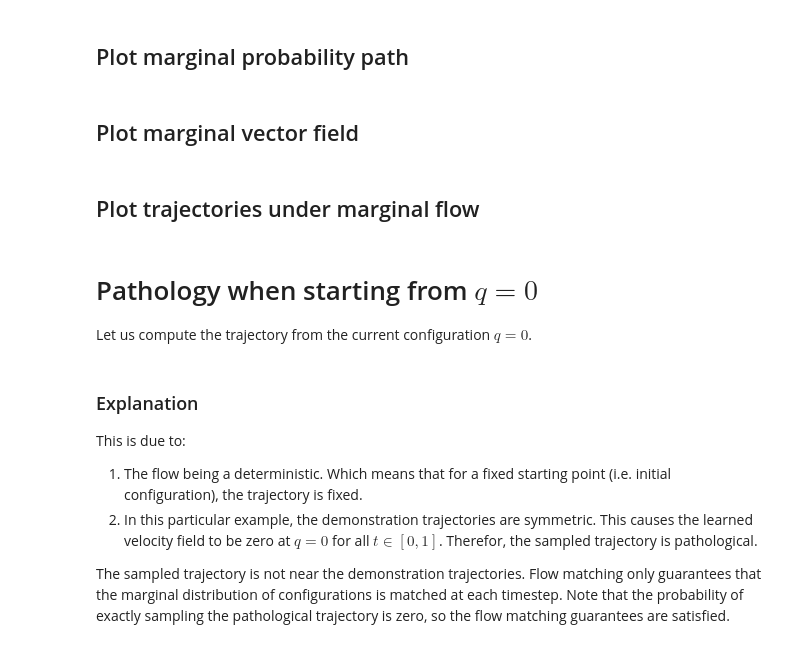
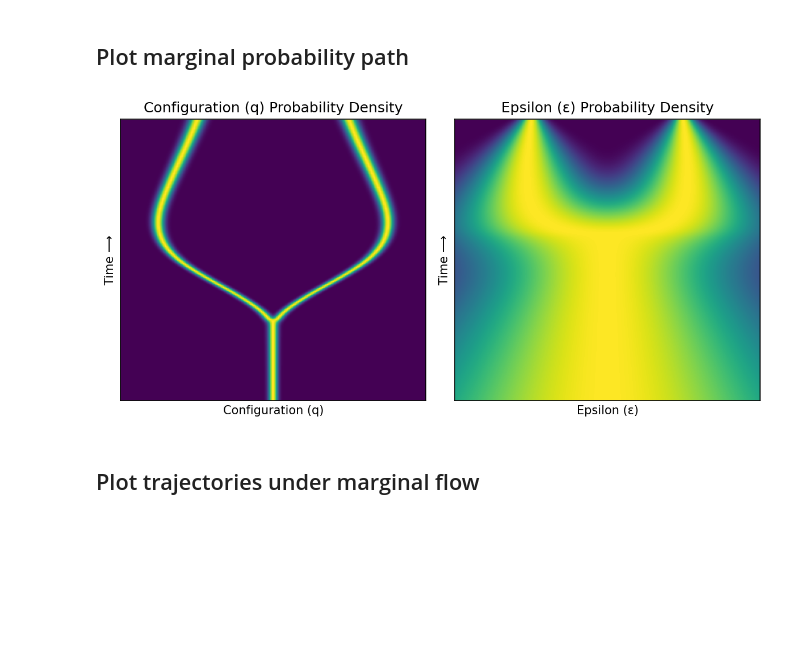
Before and after one commit to willh003/flowvis, a Jupyter notebook: notebooks/stochastic/wine-glass-demos.ipynb, the cells around one changed output. Drawn from its saved outputs; the diff is of its cells as text; code cells hidden in the pictures; blank space fills up the shorter version.

```diff
--- a/notebooks/stochastic/wine-glass-demos.ipynb
+++ b/notebooks/stochastic/wine-glass-demos.ipynb
@@ -130,6 +124,6 @@ plt.show()
 # %% [markdown]
 # Marginal flow
 # %%
-fp = FlowPolicy(trajectories=[traj_right, traj_left], prior=[0.5, 0.5], sigma=0.05)
+fp = StochasticFlowPolicy(trajectories=[traj_right, traj_left], prior=[0.5, 0.5], σ0=0.02, σ1=0.05)
 # %% [markdown]
 ## Plot marginal probability path
@@ -146,15 +130,27 @@ plt.show()
-# %% [markdown]
-## Plot marginal vector field
 # %%
-fig = plt.figure(figsize=(9, 4), dpi=300)
-gs = fig.add_gridspec(1, 3, width_ratios=[1, 1, 0.05])
+fig = plt.figure(figsize=(8, 4), dpi=150)
+
+xs = np.linspace(-1, 1, 200)
+ts = np.linspace(0, 1, 200)
+
+gs = fig.add_gridspec(1, 2, width_ratios=[1, 1])
 ax1 = fig.add_subplot(gs[0])
 ax2 = fig.add_subplot(gs[1])
-ax3 = fig.add_subplot(gs[2])
-im1 = plot_probability_density_and_vector_field(fp, ax1)
-im2 = plot_probability_density_and_streamlines(fp, ax2)
-plt.colorbar(im2, cax=ax3, label='Probability Density')
-plt.tight_layout()  # Uncommented to adjust spacing
+
+plot_probability_density_q(fp, ts, xs, ax1)
+plot_probability_density_ε(fp, ts, xs, ax2)
+
+ax1.set_title('Configuration (q) Probability Density', size='large')
+ax2.set_title('Epsilon (ε) Probability Density', size='large')
+
+ax1.set_xlabel('Configuration (q)')
+ax1.set_ylabel('Time ⟶')
+ax2.set_xlabel('Epsilon (ε)')
+ax2.set_ylabel('Time ⟶')
+
+plt.tight_layout()
 plt.show()
+# %% [output]
+[figure, added]
 # %% [markdown]
 ## Plot trajectories under marginal flow
@@ -167,4 +156,0 @@ plt.show()
-# %% [markdown]
-# Pathology when starting from $q=0$
-
-Let us compute the trajectory from the current configuration $q=0$.
@@ -177,8 +156,0 @@ plt.show()
-# %% [markdown]
-### Explanation
-
-This is due to:
-1. The flow being a deterministic. Which means that for a fixed starting point (i.e. initial configuration), the trajectory is fixed.
-2. In this particular example, the demonstration trajectories are symmetric. This causes the learned velocity field to be zero at $q=0$ for all $t \in [0, 1]$. Therefor, the sampled trajectory is pathological.
-
-The sampled trajectory is not near the demonstration trajectories. Flow matching only guarantees that the marginal distribution of configurations is matched at each timestep. Note that the probability of exactly sampling the pathological trajectory is zero, so the flow matching guarantees are satisfied.
```
Also changed, not shown: parts of 10 cells of this notebook, 2 other files.
